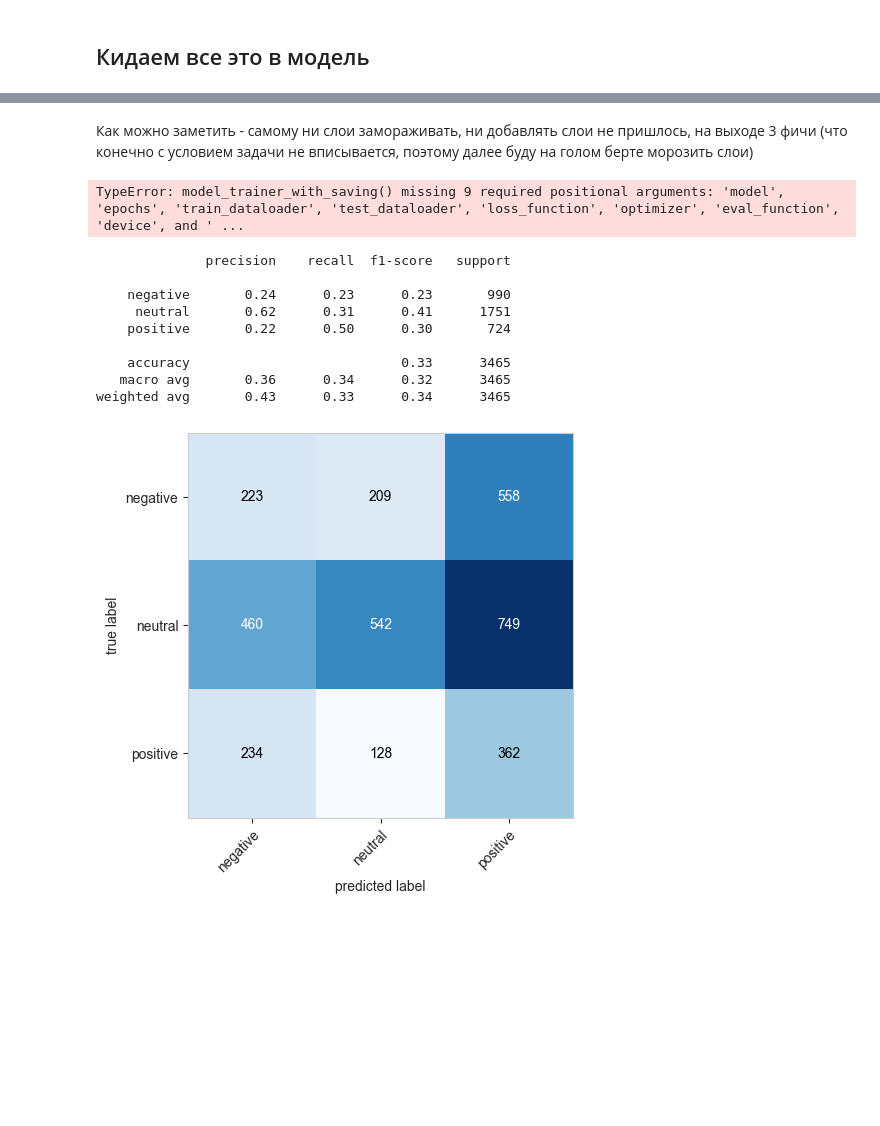
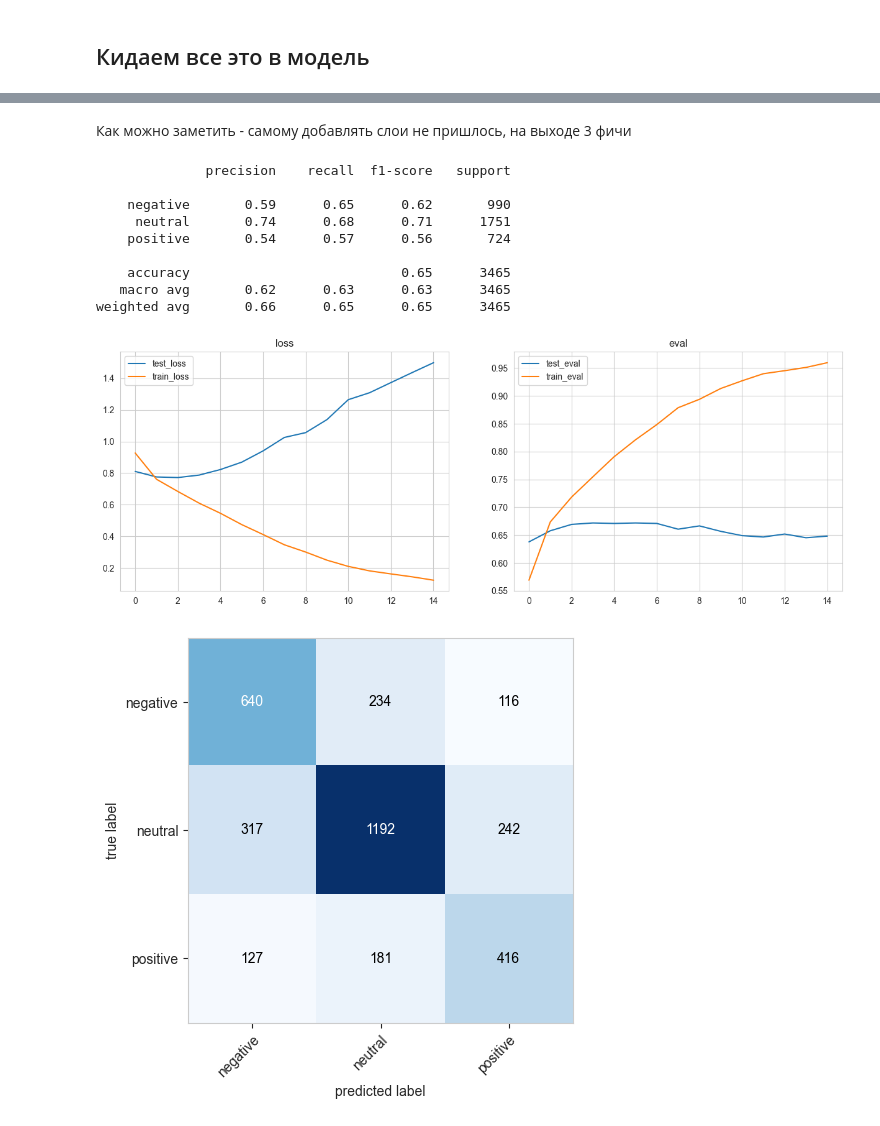
Before and after one commit to anast3t/neural-networks, a Jupyter notebook: Task2/Lab2_2.ipynb, the cells around one changed output, grey strips where cells are left out. Saved outputs shown, nothing was run; the diff lists cells and outputs as text; code cells hidden in the pictures; blank space fills up the shorter version.

Commit message:
rubert tiny without freezing finished

```diff
--- a/Task2/Lab2_2.ipynb
+++ b/Task2/Lab2_2.ipynb
@@ -263,2 +232,18 @@ test_dataloader = DataLoader(
+# %%
+train_df, test_df = train_test_split(
+    twitter_cut,
+    test_size=SPLIT_SIZE,
+    shuffle=True,
+    stratify=twitter_cut['num_label'].values,
+    random_state=SEED
+)
+
+train_dataset, test_dataset, train_dataloader, test_dataloader = helper.prepare_ds_dl_transformer(
+    train_dataframe=train_df,
+    test_dataframe=test_df,
+    label_field_name="num_label",
+    batch_size=BATCH_SIZE,
+    num_workers=NUM_WORKERS
+)
 # %% [markdown]
 ## Кидаем все это в модель
@@ -338,0 +331,7 @@ You should probably TRAIN this model on a down-stream task to be able to use it
+# %%
+rubert_tiny1, rubert_tiny_results1 = rubert_tiny_trainer(
+    epochs=15,
+    lr=3e-5,
+    force_override=False,
+    file_name="rubert_tiny_ep15_lr3e-5"
+)
@@ -339,40 +345,20 @@ You should probably TRAIN this model on a down-stream task to be able to use it
 # %% [markdown]
-Как можно заметить - самому ни слои замораживать, ни добавлять слои не пришлось, на выходе 3 фичи
-(что конечно с условием задачи не вписывается, поэтому далее буду на голом берте морозить слои)
+Как можно заметить - самому добавлять слои не пришлось, на выходе 3 фичи
-# %%
-class_names = ["negative", "neutral", "positive"]
-
-helper.model_eval_report(
-    model=rubert_tiny,
-    test_dataloader=test_dataloader,
-    test_dataset=test_dataset,
-    loss_function=loss_fn,
-    eval_function=f1,
-    device=device,
-    transformer=True,
-    class_names=class_names
-)
-# %% [output]
-TypeError: model_trainer_with_saving() missing 9 required positional arguments: 'model', 'epochs', 'train_dataloader', 'test_dataloader', 'loss_function', 'optimizer', 'eval_function', 'device', and ' ...
-# %%
-plt.rcParams['figure.figsize'] = [6, 5]
-plt.plot(rubert_tiny_results.history_test_loss[0], label='test_loss')
-plt.plot(rubert_tiny_results.history_train_loss[0], label='train_loss')
-plt.legend()
-# %%
-plt.rcParams['figure.figsize'] = [6, 5]
-plt.plot(rubert_tiny_results.history_test_eval[0], label='test_eval')
-plt.plot(rubert_tiny_results.history_train_eval[0], label='train_eval')
-plt.legend()
-# %% [output]
-              precision    recall  f1-score   support
-
-    negative       0.24      0.23      0.23       990
-     neutral       0.62      0.31      0.41      1751
-    positive       0.22      0.50      0.30       724
-
-    accuracy                           0.33      3465
-   macro avg       0.36      0.34      0.32      3465
-weighted avg       0.43      0.33      0.34      3465
-[figure, removed]
+# %%
+rubert_tiny_results_show(
+    rubert_tiny1,
+    rubert_tiny_results1
+)
+# %% [output]
+              precision    recall  f1-score   support
+
+    negative       0.59      0.65      0.62       990
+     neutral       0.74      0.68      0.71      1751
+    positive       0.54      0.57      0.56       724
+
+    accuracy                           0.65      3465
+   macro avg       0.62      0.63      0.63      3465
+weighted avg       0.66      0.65      0.65      3465
+[figure, added]
+[figure, added]
 # %% [markdown]
```
Also changed, not shown: parts of 27 cells of this notebook, 1 other file.
